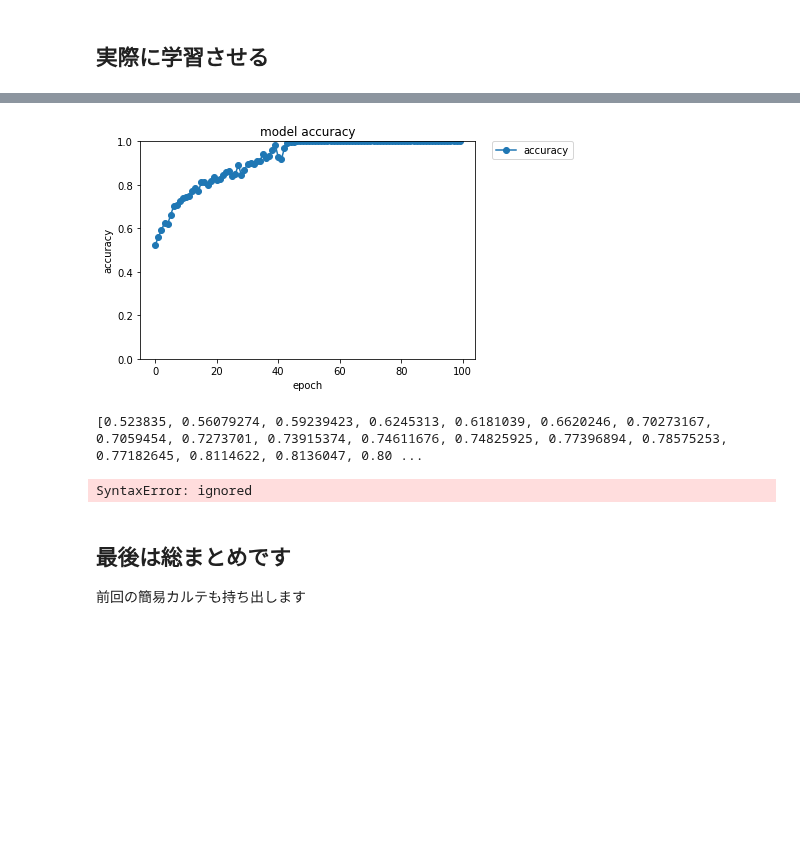
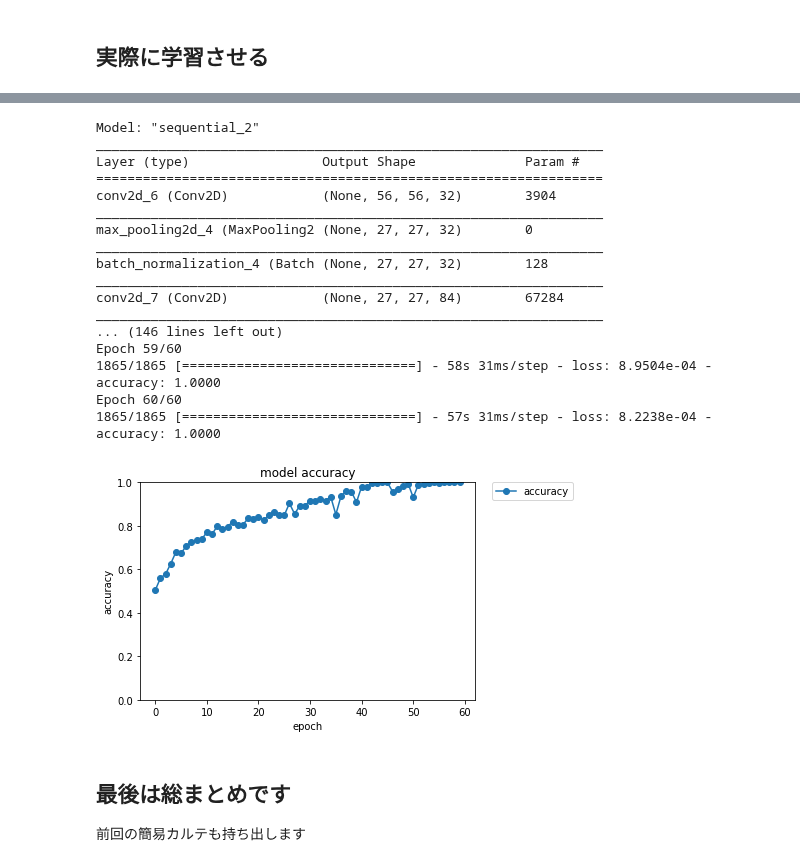
Before and after one commit to YujiSue/Lecture, a Jupyter notebook: TWMU_2020_s1_Lecture_02_2.ipynb, the cells around one changed output, grey strips where cells are left out. Drawn from its saved outputs; the diff is of its cells as text; code cells hidden in the pictures; blank space fills up the shorter version.

```diff
--- a/TWMU_2020_s1_Lecture_02_2.ipynb
+++ b/TWMU_2020_s1_Lecture_02_2.ipynb
@@ -47,8 +52,8 @@ import numpy as np
 import datetime
 
 # もともとkerasに用意されていた関数を利用して畳み込み関数を作成
-def 畳み込み(フィルタ枚数, カーネルサイズ, ストライド,  **その他の引数):
-    return Conv2D(フィルタ枚数, カーネルサイズ, strides=ストライド,
+def 畳み込み(フィルタ枚数, サイズ, ストライド,  **その他の引数):
+    return Conv2D(フィルタ枚数, サイズ, strides=ストライド,
                 padding='same', activation='relu',
                 kernel_initializer=TruncatedNormal(mean=0.0, stddev=0.01),
                 bias_initializer=Constant(value=1),
@@ -94,30 +99,39 @@ class AIの頭脳:
     # 全結合層
     # １次元のニューロン列へ
     self.脳の構造.add(Flatten())
-
+    # 全結合x２
     self.脳の構造.add(全結合(4096))
     self.脳の構造.add(Dropout(0.5))
     self.脳の構造.add(全結合(4096))
     self.脳の構造.add(Dropout(0.5))
 
     # 出力層
-    # ニューロンは２つ、活性化関数はsoftmax
+    # 状態は健常か心拡大かの２通り
     self.脳の構造.add(全結合(2, activation='softmax'))
 
-    # 脳の構造を最終決定
+    # 脳の構造を最終確定
     self.脳の構造.compile(optimizer=SGD(lr=0.01), loss='categorical_crossentropy', metrics=['accuracy'])
 
+    # 学習過程を記録しておく
+    # どんな風に賢くなったかが見れる
     self.学習の履歴 = None
 
+  # 脳の構造をあとで確認したくなったとき用
+  # 絵面を想像すると微妙だった...
+  # 関数名はちゃんと考えてつけましょうという教訓
   def 頭の中身(self):
     self.脳の構造.summary()
 
+  # 実際の学習を行う関数
+  # 今回は教師あり(健常か心拡大か過去に医師が判定した結果がある)学習
   def 勉強(self, 画像, 教師):
-    self.学習の履歴 = self.脳の構造.fit(学習用画像, 教師, batch_size=32, epochs=1)
+    self.学習の履歴 = self.脳の構造.fit(学習用画像, 教師, batch_size=32, epochs=60)
 
+  # 未知の患者のデータに対して、健常かそうでないか予測する関数
   def 予測(self, テスト画像):
     return self.脳の構造.predict(テスト画像, verbose=0)
 
+  # 記録しておいた学習過程をグラフで表示
   def 進捗の確認(self):
     plt.plot(self.学習の履歴.history['accuracy'],"o-",label="accuracy")
     plt.title('model accuracy')
@@ -178,16 +169,37 @@ KeyError: ignored
-# %%
-plt.plot(AI１号.学習の履歴.history['accuracy'],"o-",label="accuracy")
-plt.title('model accuracy')
-plt.xlabel('epoch')
-plt.ylabel('accuracy')
-plt.ylim(0, 1)
-plt.legend(bbox_to_anchor=(1.05, 1), loc=2, borderaxespad=0.)
-plt.show()
-print(AI１号.学習の履歴.history['accuracy'])
-# %% [output]
-[figure, removed]
-[0.523835, 0.56079274, 0.59239423, 0.6245313, 0.6181039, 0.6620246, 0.70273167, 0.7059454, 0.7273701, 0.73915374, 0.74611676, 0.74825925, 0.77396894, 0.78575253, 0.77182645, 0.8114622, 0.8136047, 0.80 ...
+# %%
+AI１号 = AIの頭脳()
+AI１号.頭の中身()
+AI１号.勉強(学習用画像, 診断結果)
+AI１号.進捗の確認()
+
+# 学習結果の保存
+open('model.json',"w").write(AI１号.脳の構造.to_json())
+AI１号.脳の構造.save_weights('weight.hdf5')
+# 学習結果の呼び出し
+# model_from_json(open('model.json',"w").read(AI１号.脳の構造.to_json()))
+# AI１号.脳の構造.load_weights('weight.hdf5')
+# %% [output]
+Model: "sequential_2"
+_________________________________________________________________
+Layer (type)                 Output Shape              Param #
+=================================================================
+conv2d_6 (Conv2D)            (None, 56, 56, 32)        3904
+_________________________________________________________________
+max_pooling2d_4 (MaxPooling2 (None, 27, 27, 32)        0
+_________________________________________________________________
+batch_normalization_4 (Batch (None, 27, 27, 32)        128
+_________________________________________________________________
+conv2d_7 (Conv2D)            (None, 27, 27, 84)        67284
+_________________________________________________________________
+... (146 lines left out)
+Epoch 59/60
+1865/1865 [==============================] - 58s 31ms/step - loss: 8.9504e-04 - accuracy: 1.0000
+Epoch 60/60
+1865/1865 [==============================] - 57s 31ms/step - loss: 8.2238e-04 - accuracy: 1.0000
+[figure, added]
 # %%
+# テスト用コード
+# 読み飛ばしていい
 テスト画像 = []
 img1 = image.load_img('normal.png', color_mode = "grayscale", target_size=(224, 224))
 テスト画像.append(image.img_to_array(img1))
@@ -201,10 +213,9 @@ img2 = image.load_img('cardiomegaly.png', color_mode = "grayscale", target_size=
 print(予測結果)
 for i in range(0,2):
     print(i,'枚目の画像：')
-    print('　正常な可能性　',予測結果[i][0],'%')
-    print('　心拡大の可能性　'.format(予測結果[i][1], '%')
+    print('　正常な可能性　',予測結果[i][0]*100.0,'%')
+    print('　心拡大の可能性　',予測結果[i][1]*100.0, '%')
+#
-# %% [output]
-SyntaxError: ignored
 # %% [markdown]
 
 ## 最後は総まとめです
```
Also changed, not shown: parts of 5 cells of this notebook.
